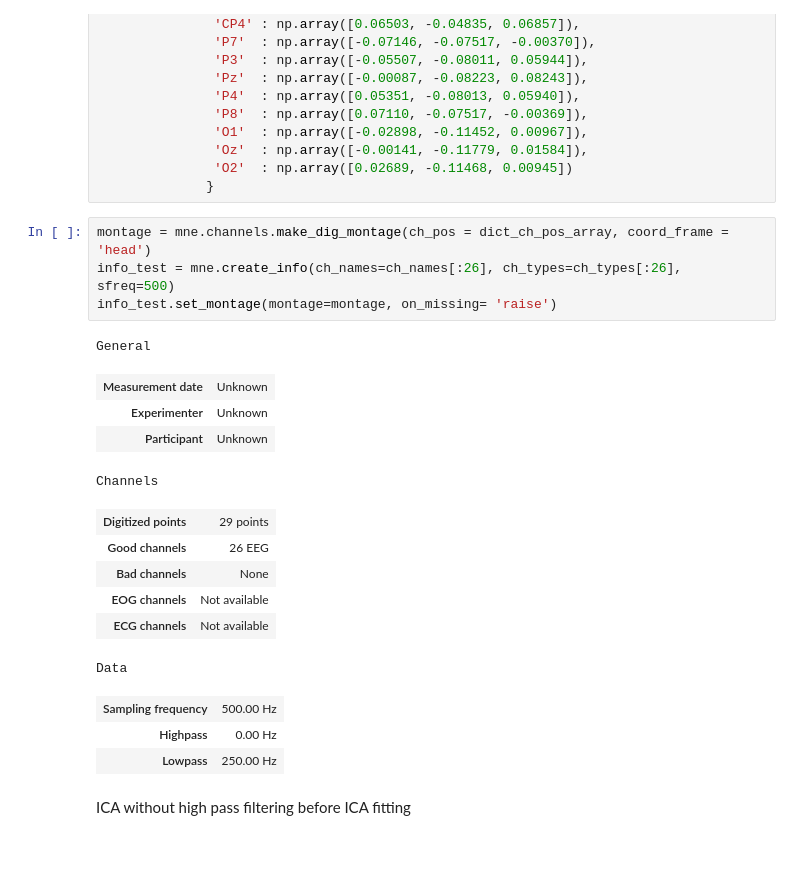
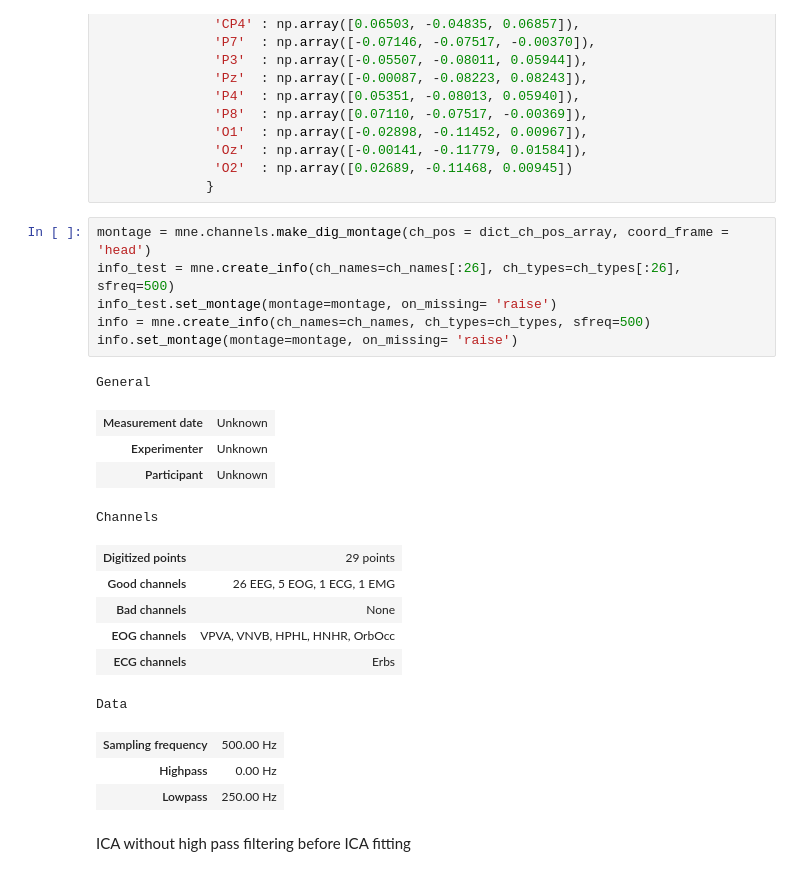
Before and after one commit to TSmolders/TDBRAIN_preprocessing, a Jupyter notebook: TDBRAIN_prep/test.ipynb, the cells around one changed output. Drawn from its saved outputs; the diff is of its cells as text.

```diff
--- a/TDBRAIN_prep/test.ipynb
+++ b/TDBRAIN_prep/test.ipynb
@@ -108,18 +113,20 @@ dict_ch_pos_array = {'Fp1' : np.array([-0.02681, 0.08406, -0.01056]),
 # %%
 montage = mne.channels.make_dig_montage(ch_pos = dict_ch_pos_array, coord_frame = 'head')
 info_test = mne.create_info(ch_names=ch_names[:26], ch_types=ch_types[:26], sfreq=500)
 info_test.set_montage(montage=montage, on_missing= 'raise')
+info = mne.create_info(ch_names=ch_names, ch_types=ch_types, sfreq=500)
+info.set_montage(montage=montage, on_missing= 'raise')
 # %% [output]
 General
 | Measurement date | Unknown |
 | Experimenter | Unknown |
 | Participant | Unknown |
 Channels
 | Digitized points | 29 points |
-| Good channels | 26 EEG |
+| Good channels | 26 EEG, 5 EOG, 1 ECG, 1 EMG |
 | Bad channels | None |
-| EOG channels | Not available |
-| ECG channels | Not available |
+| EOG channels | VPVA, VNVB, HPHL, HNHR, OrbOcc |
+| ECG channels | Erbs |
 Data
 | Sampling frequency | 500.00 Hz |
 | Highpass | 0.00 Hz |
```
Also changed, not shown: parts of 3 cells of this notebook, 3 other files.
